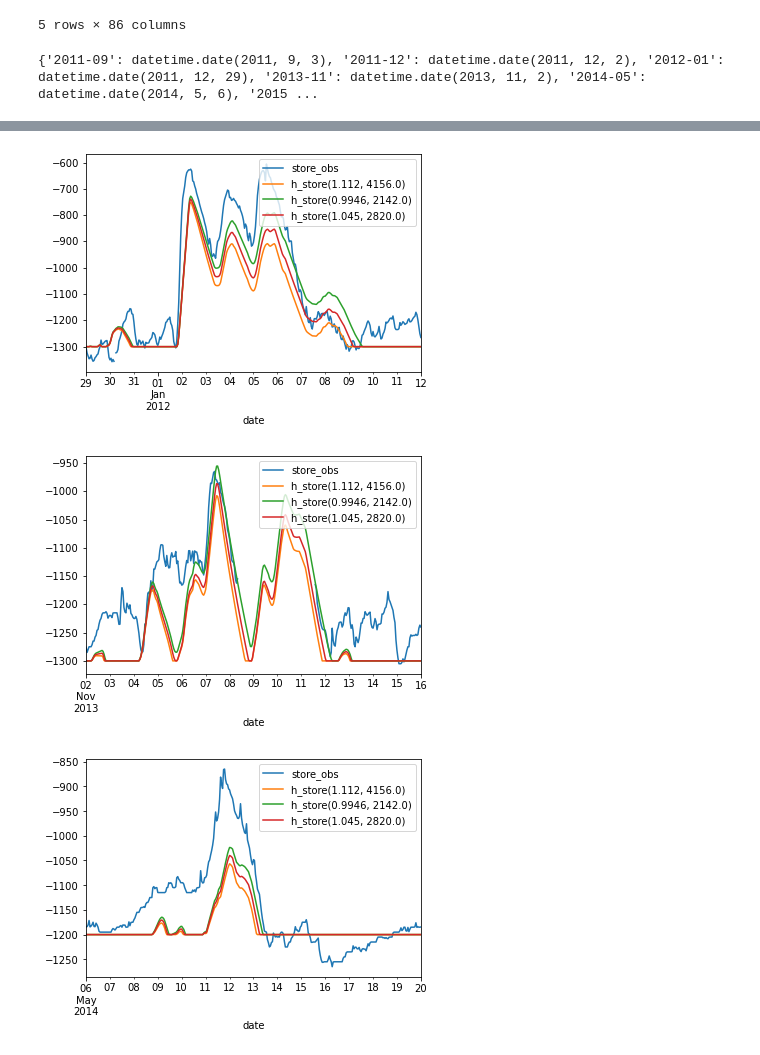
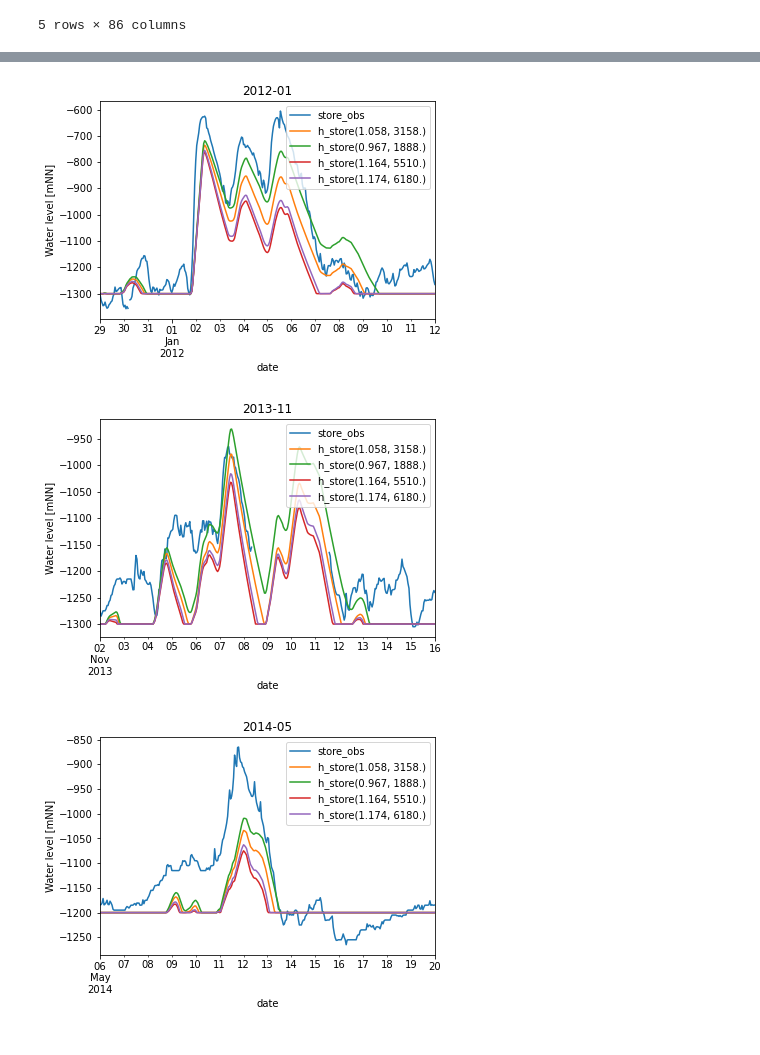
Before and after one commit to jonaslenz/RUINSapp, a Jupyter notebook: extreme analysis/04_validation.ipynb, the cells around one changed output, grey strips where cells are left out. Drawn from its saved outputs; the diff is of its cells as text; code cells hidden in the pictures.

```diff
--- a/extreme analysis/04_validation.ipynb
+++ b/extreme analysis/04_validation.ipynb
@@ -24,29 +25,20 @@ data.head()
 | 2011-01-01 03:00:00 | 0.0 | 0.0 | 0.0 | 0.000000 | 0.0 | 0.000000 | ... |
 | 2011-01-01 04:00:00 | 0.0 | 0.0 | 0.0 | 0.038447 | 0.0 | 0.240214 | ... |
 5 rows × 86 columns
+# %%
+#load cached events
+with open('cache/events.pkl', 'rb') as file:
+    events = pickle.load(file)
+with open('cache/canals.pkl', 'rb') as file:
+    canal_par = pickle.load(file)
+with open('cache/pump.pkl', 'rb') as file:
+    pumpcap_fit = pickle.load(file)
 # %%
 max_store = pd.DataFrame(columns = ['store_obs', 'store_sim'])
 
 i=0
-events = {
-#    "2011-02":datetime.date(2011, 2, 10),  # missing water level data at Knock
-#    "2011-08":datetime.date(2011, 8, 25),  # missing water level data at Knock
-    "2011-09":datetime.date(2011, 9, 3),
-    "2011-12":datetime.date(2011, 12, 2),
-    "2012-01":datetime.date(2011, 12, 29),
-    "2013-11":datetime.date(2013, 11, 2),
-    "2014-05":datetime.date(2014, 5, 6),
-    "2015-11":datetime.date(2015, 11, 11),
-#    "2017-02":datetime.date(2017, 2, 19), # did not reach critical water level, manual identification
-    "2017-03":datetime.date(2017, 3, 15),
-    "2017-09":datetime.date(2017, 9, 3),
-    "2017-12":datetime.date(2017, 12, 4),
-    "2018-01-03":datetime.date(2017, 12, 30),
-    "2018-01-18":datetime.date(2018, 1, 13),
-    "2020-02":datetime.date(2020, 2, 14)
-}
 
-print(events)
+maxdh = 4500     # set maximum pump gradient [mm]
 Canal_area = 4
 advance_pump = 0
 for z in events:
@@ -61,9 +53,8 @@ for z in events:
 
     hourly_recharge = hourly_recharge.rolling("12h").mean() # smoothen rainfall signal to account for water redistribution within catchment
 
-    maxdh = 4000     # set maximum pump gradient [mm]
     wig = tide*0     # no wind induced gradient -> this may be used to simulate a local flooding in a subcatchment
-    canal_par = [(1.112 , 4156.), (0.9946, 2142.), (1.045 , 2820.)]
+#    canal_par = [(1.112 , 4156.), (0.9946, 2142.), (1.045 , 2820.)]
     x = pd.DataFrame.from_dict(
         {
             'recharge' : hourly_recharge.fillna(0),
@@ -76,20 +67,19 @@ for z in events:
         target = -1300
     else:
         target = -1200
-    for z in canal_par:
-        x['h_store'+str(z)], q_pump, h_min, flow_rec, pump_cost, store = drain_cap.storage_model(forcing_data = x,
-                                                                                                 canal_par = z,
+    for zzz in canal_par:
+        x['h_store'+str(zzz)], q_pump, h_min, flow_rec, pump_cost, store = drain_cap.storage_model(forcing_data = x,
+                                                                                                 canal_par = zzz,
                                                                                                  v_store = 0,
                                                                                                  h_store_target = target,
                                                                                                  canal_area = Canal_area,
                                                                                                  h_forecast_pump = advance_pump,
-                                                                                                 h_grad_pump_max = maxdh)#,
-#                                                                                                         pump_par = pumpcap_fit)
-        max_store.loc[str(i),:] = [max(x['store_obs']), max(x['h_store'+str(z)])]
+                                                                                                 h_grad_pump_max = maxdh,
+                                                                                                 pump_par = pumpcap_fit)
+        max_store.loc[str(i),:] = [max(x['store_obs']), max(x['h_store'+str(zzz)])]
         i+=1
 
     x = x[x>-2000]
-    x.filter(regex = "store").plot()
+    x.filter(regex = "store").plot(ylabel = "Water level [mNN]", title = str(z))
 #        result.loc[str(i),:] = [max(x['store']), sum(pump_cost), RCP, slr,prec_increase,event,str(z),Canal_area, advance_pump, raindissagg]
 # %% [output]
-{'2011-09': datetime.date(2011, 9, 3), '2011-12': datetime.date(2011, 12, 2), '2012-01': datetime.date(2011, 12, 29), '2013-11': datetime.date(2013, 11, 2), '2014-05': datetime.date(2014, 5, 6), '2015 ...
@@ -98,3 +88,3 @@ for z in events:
-[figure, old version]
+[figure, new version]
-[figure, old version]
+[figure, new version]
-[figure, old version]
+[figure, new version]
```
Also changed, not shown: parts of 4 cells of this notebook, 4 other files.
